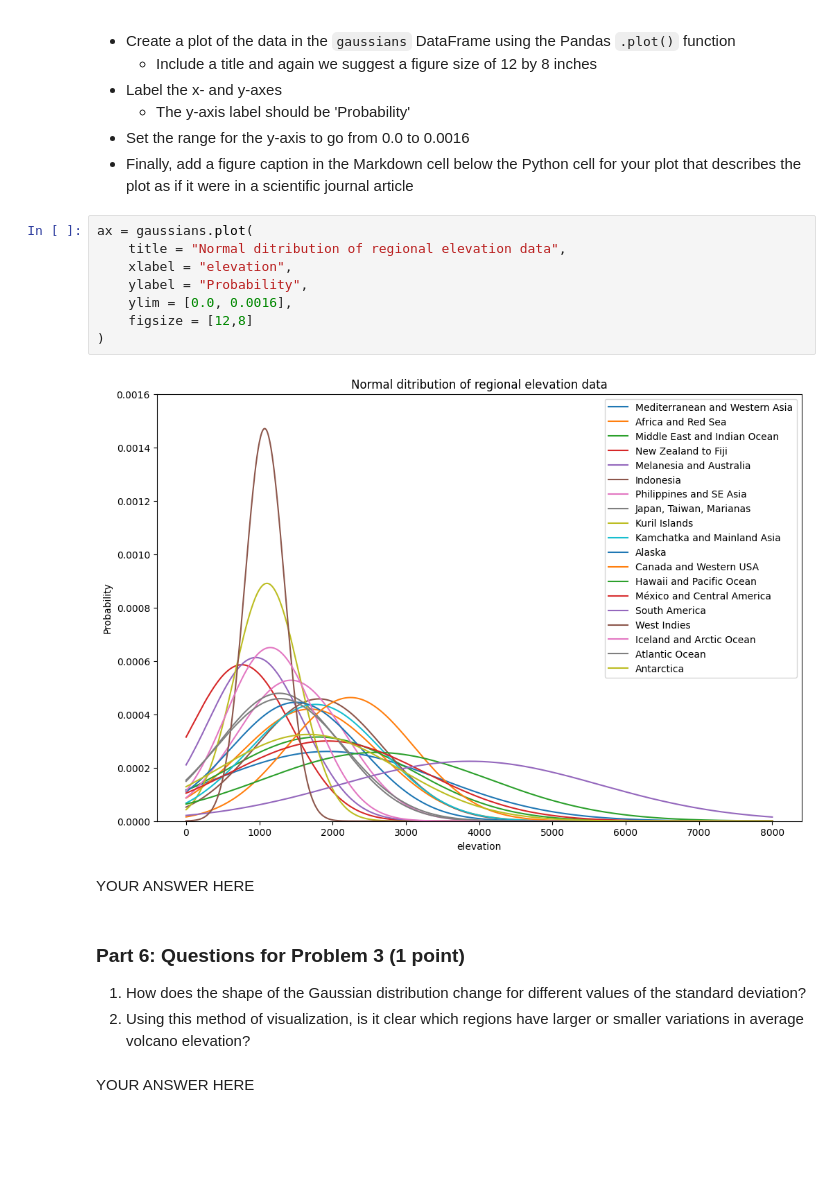
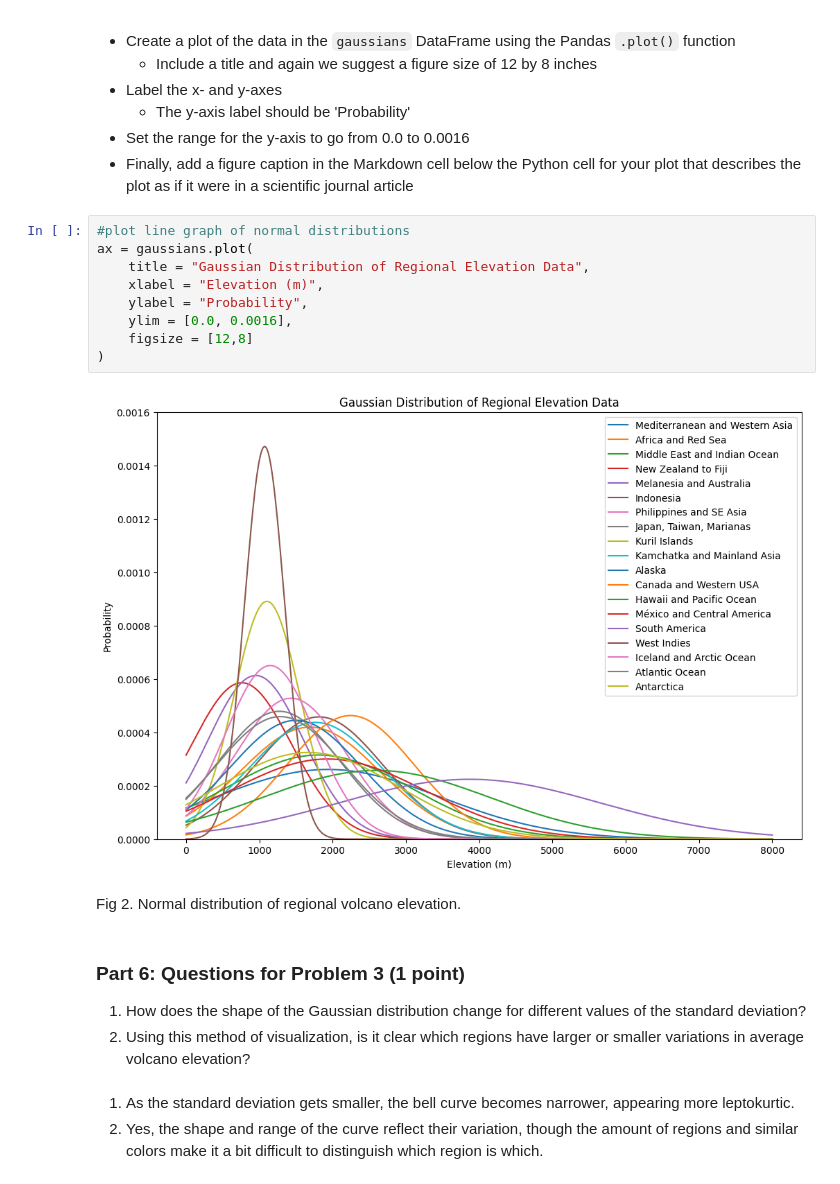
Before and after one commit to NIGS-GeoPython2026/exercise-8-illeana-ayson-1, a Jupyter notebook: Exercise-8-problems-1-2.ipynb, the cells around one changed output. Drawn from its saved outputs; the diff is of its cells as text; blank space fills up the shorter version.

```diff
--- a/Exercise-8-problems-1-2.ipynb
+++ b/Exercise-8-problems-1-2.ipynb
@@ -388,21 +411,23 @@ Finally, we can plot our normal distributions.
 - Set the range for the y-axis to go from 0.0 to 0.0016
 - Finally, add a figure caption in the Markdown cell below the Python cell for your plot that describes the plot as if it were in a scientific journal article
 # %%
+#plot line graph of normal distributions
 ax = gaussians.plot(
-    title = "Normal ditribution of regional elevation data",
-    xlabel = "elevation",
+    title = "Gaussian Distribution of Regional Elevation Data",
+    xlabel = "Elevation (m)",
     ylabel = "Probability",
     ylim = [0.0, 0.0016],
     figsize = [12,8]
 )
 # %% [output]
-[figure, old version]
+[figure, new version]
-# %% [markdown]
-YOUR ANSWER HERE
+# %% [markdown]
+Fig 2. Normal distribution of regional volcano elevation.
 # %% [markdown]
 ### Part 6: Questions for Problem 3 (1 point)
 
 1. How does the shape of the Gaussian distribution change for different values of the standard deviation?
 2. Using this method of visualization, is it clear which regions have larger or smaller variations in average volcano elevation?
-# %% [markdown]
-YOUR ANSWER HERE
+# %% [markdown]
+1. As the standard deviation gets smaller, the bell curve becomes narrower, appearing more leptokurtic.
+2. Yes, the shape and range of the curve reflect their variation, though the amount of regions and similar colors make it a bit difficult to distinguish which region is which.
```
Also changed, not shown: parts of 9 cells of this notebook, 1 other file.
